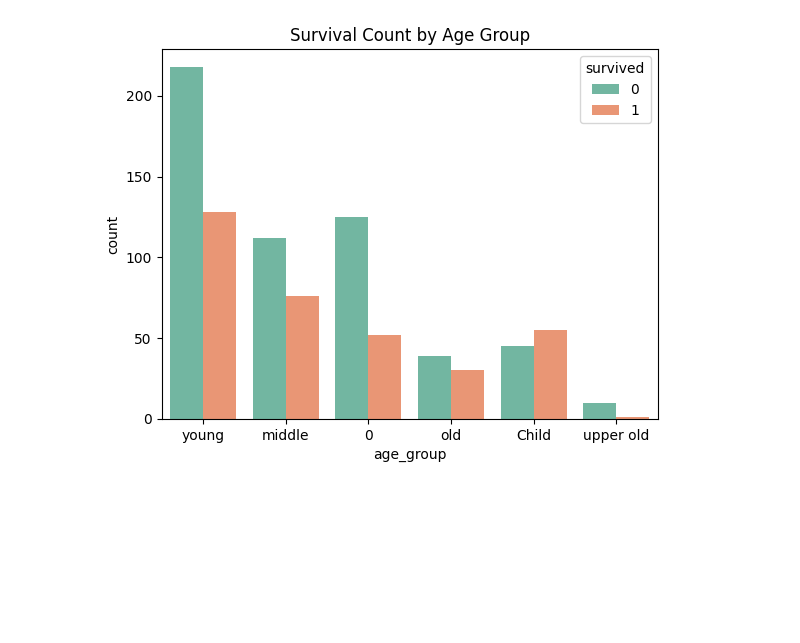
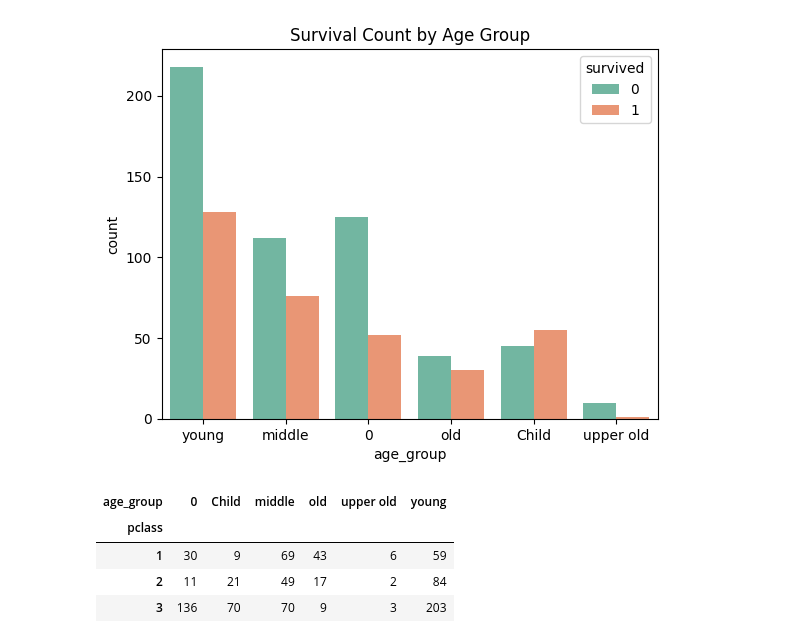
Before and after one commit to Salmanfarsi2561/PYTHON_ML, a Jupyter notebook: EDA/datasets/Analysis/Titanic.ipynb, the cells around one changed output. Drawn from its saved outputs; the diff is of its cells as text; code cells hidden in the pictures; blank space fills up the shorter version.

Commit message:
Update Titanic notebook with execution counts and add outputs for age group analysis

```diff
--- a/EDA/datasets/Analysis/Titanic.ipynb
+++ b/EDA/datasets/Analysis/Titanic.ipynb
@@ -212,3 +212,11 @@ plt.title('Survival Count by Age Group')
 # %% [output]
 Text(0.5, 1.0, 'Survival Count by Age Group')
 [figure]
+# %%
+pd.crosstab(data.pclass, data.age_group)
+# %% [output]
+| age_group | 0 | Child | middle | old | upper old | young |
+| pclass |  |  |  |  |  |  |
+| 1 | 30 | 9 | 69 | 43 | 6 | 59 |
+| 2 | 11 | 21 | 49 | 17 | 2 | 84 |
+| 3 | 136 | 70 | 70 | 9 | 3 | 203 |
```
Also changed, not shown: parts of 1 cell of this notebook.
